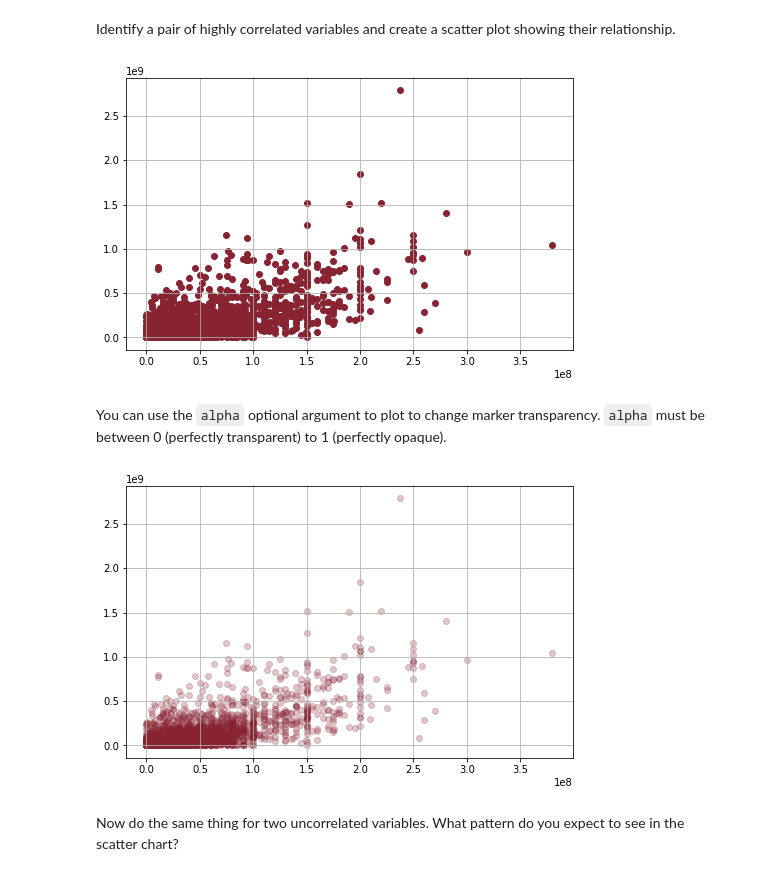
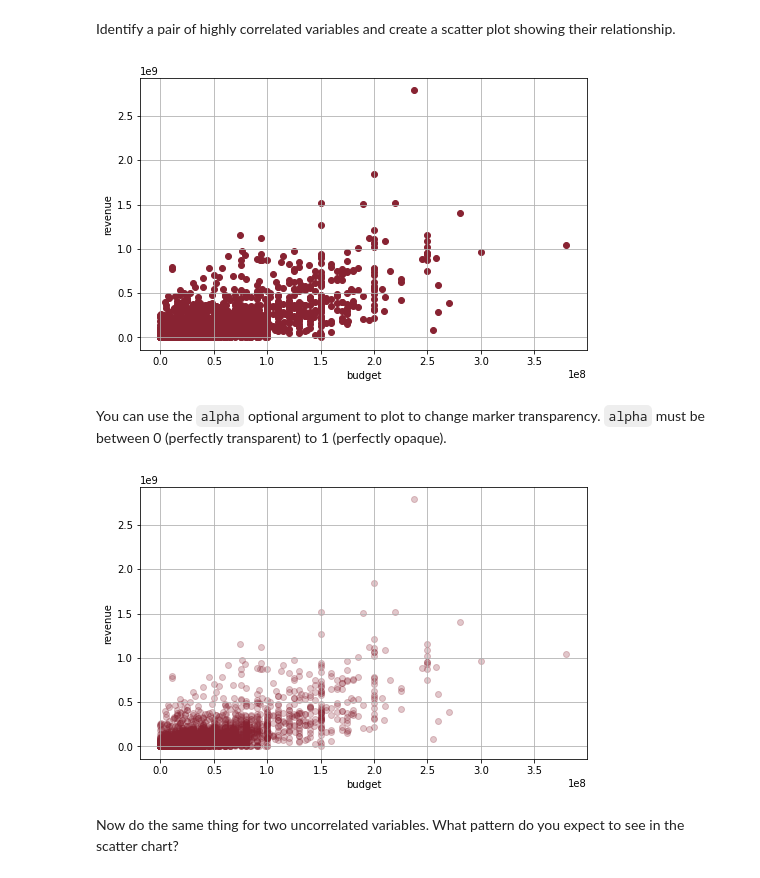
Before and after one commit to rtelmore/info-3440, a Jupyter notebook: in-class-material/week-03/Class-Two/w03-c02-python-eda-movies.ipynb, the cells around one changed output. Saved outputs shown, nothing was run; the diff lists cells and outputs as text; code cells hidden in the pictures.

```diff
--- a/in-class-material/week-03/Class-Two/w03-c02-python-eda-movies.ipynb
+++ b/in-class-material/week-03/Class-Two/w03-c02-python-eda-movies.ipynb
@@ -429,19 +458,23 @@ Identify a pair of highly correlated variables and create a scatter plot showing
 # %%
 plt.figure(figsize=(8,5))
 plt.scatter(x = df.budget, y = df.revenue, color = "#882332")
 plt.grid()
+plt.xlabel("budget")
+plt.ylabel("revenue")
 plt.show()
 # %% [output]
-[figure, old version]
+[figure, new version]
 # %% [markdown]
 You can use the `alpha` optional argument to plot to change marker transparency.  `alpha` must be between 0 (perfectly transparent) to 1 (perfectly opaque).
 # %%
 plt.figure(figsize=(8,5))
 plt.scatter(x = df.budget, y = df.revenue, alpha = .25, color = "#882332")
 plt.grid()
+plt.xlabel("budget")
+plt.ylabel("revenue")
 plt.show()
 # %% [output]
-[figure, old version]
+[figure, new version]
 # %% [markdown]
 Now do the same thing for two uncorrelated variables.  What pattern do you expect to see in the scatter chart?
 # %%
```
Also changed, not shown: parts of 13 cells of this notebook.
